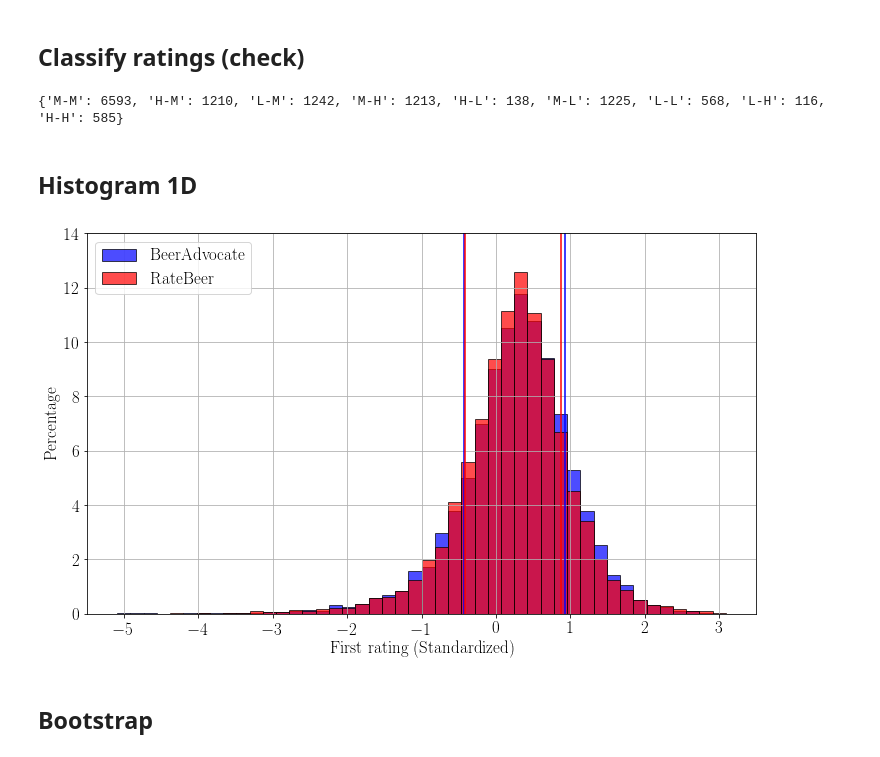
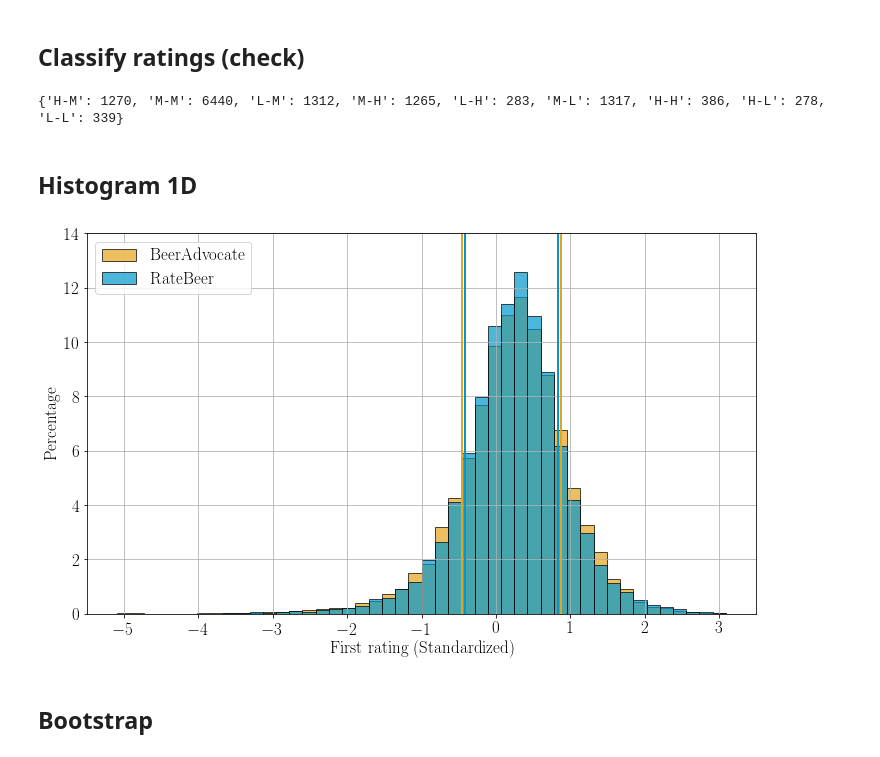
Before and after one commit to epfl-dlab/when_sheep_shop, a Jupyter notebook: code/notebooks/4-herding/3-ranks.ipynb, the cells around one changed output. Saved outputs shown, nothing was run; the diff lists cells and outputs as text; code cells hidden in the pictures.

```diff
--- a/code/notebooks/4-herding/3-ranks.ipynb
+++ b/code/notebooks/4-herding/3-ranks.ipynb
@@ -37,18 +37,15 @@ colors = {'H for (H-H)': '#8b0000',
           'L for (L-M)': '#6cb482',
           'L for (H-L)': '#419a83',
           'L for (L-L)': '#008080',
-          'ba': 'b',
-          'rb': 'r'}
+          'ba': (232/255,164/255,29/255),
+          'rb': (0/255,152/255,205/255)}
 
 
 
-type_ = 'global'
-#type_ = 'product'
+#type_ = 'global'
+type_ = 'product'
 #type_ = 'rank'
 
-if type_ == 'product':
-    min_nbr_rats = 10
-else:
-    min_nbr_rats = 5
+min_nbr_rats = 5
 # %% [markdown]
 ## Load Time Series DF with ranks
@@ -111,7 +108,7 @@ for i in df.index:
 # %%
 print(classes)
 # %% [output]
-{'M-M': 6593, 'H-M': 1210, 'L-M': 1242, 'M-H': 1213, 'H-L': 138, 'M-L': 1225, 'L-L': 568, 'L-H': 116, 'H-H': 585}
+{'H-M': 1270, 'M-M': 6440, 'L-M': 1312, 'M-H': 1265, 'L-H': 283, 'M-L': 1317, 'H-H': 386, 'H-L': 278, 'L-L': 339}
 # %% [markdown]
 ## Histogram 1D
 # %%
@@ -123,37 +120,37 @@ bin_edges = {'ba': None, 'rb': None}
 hist = {'ba': None, 'rb': None}
 
 for key in labels.keys():
     a, bin_edges[key] = np.histogram(diffs[key], range=(-5, 3), bins=nbr_bins)
     hist[key], a = np.histogram(diffs[key], range=(-5, 3), bins=nbr_bins+1)
     hist[key] = hist[key]/np.sum(hist[key])*100
 
 plt.figure(figsize=(12,7))
 plt.rc('font', family='serif')
 plt.rc('font', size=17)
 
 for key in hist.keys():
     width = bin_edges[key][1] - bin_edges[key][0]
     plt.bar(bin_edges[key], hist[key], width = width, facecolor=colors[key], edgecolor='k', alpha=0.7, label=labels[key])
 
 if type_ == 'product':
     max_ = 14
 else:
     max_ = 12
 
 plt.grid()
 plt.legend(loc=2)
 plt.ylim([0, max_])
 
 for key in labels.keys():
-    plt.plot([thresholds[key]['low'], thresholds[key]['low']], [0, max_], colors[key])
-    plt.plot([thresholds[key]['high'], thresholds[key]['high']], [0, max_], colors[key])
+    plt.plot([thresholds[key]['low'], thresholds[key]['low']], [0, max_], color=colors[key], linewidth=2)
+    plt.plot([thresholds[key]['high'], thresholds[key]['high']], [0, max_], color=colors[key], linewidth=2)
 
 plt.ylabel('Percentage')
 plt.xlabel('First rating (Standardized)')
 if type_ != 'rank':
-    plt.savefig(save_folder + 'hist_first_rat_{}.pdf'.format(type_), bbox_inches='tight')
+    plt.savefig(save_folder + 'hist_first_rat_{}_{}.pdf'.format(type_, min_nbr_rats), bbox_inches='tight')
 # %% [output]
-[figure, old version]
+[figure, new version]
 # %% [markdown]
 ## Bootstrap
 # %%
```
Also changed, not shown: parts of 2 cells of this notebook, 3 other files.
